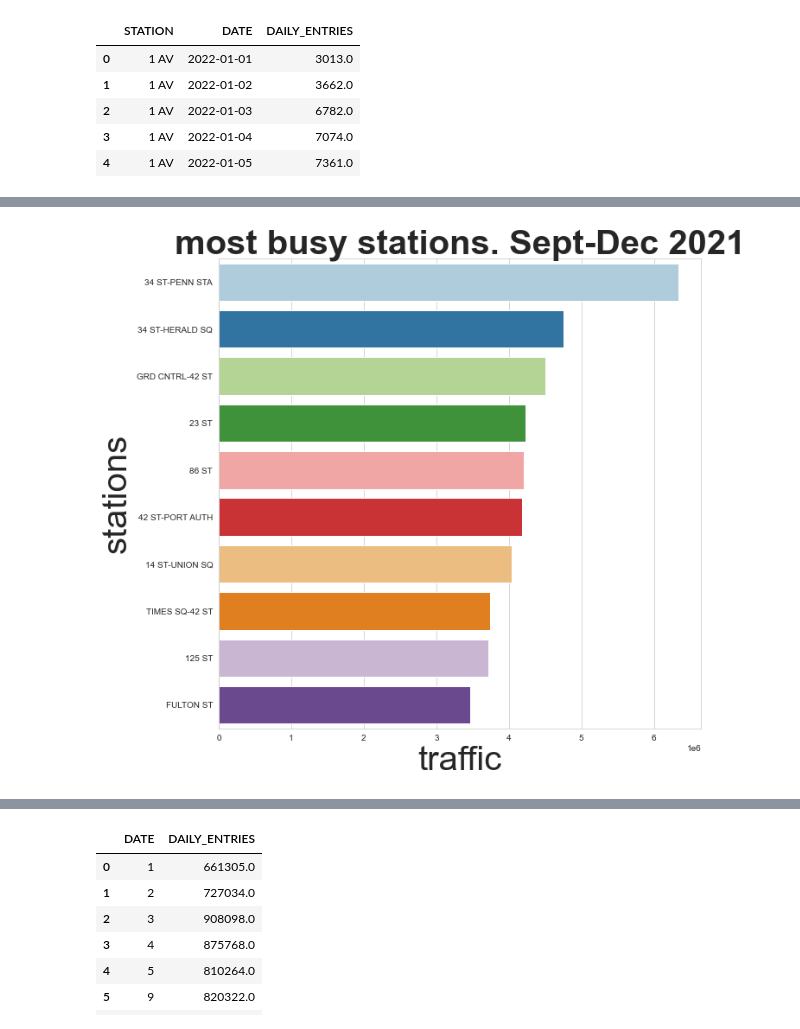
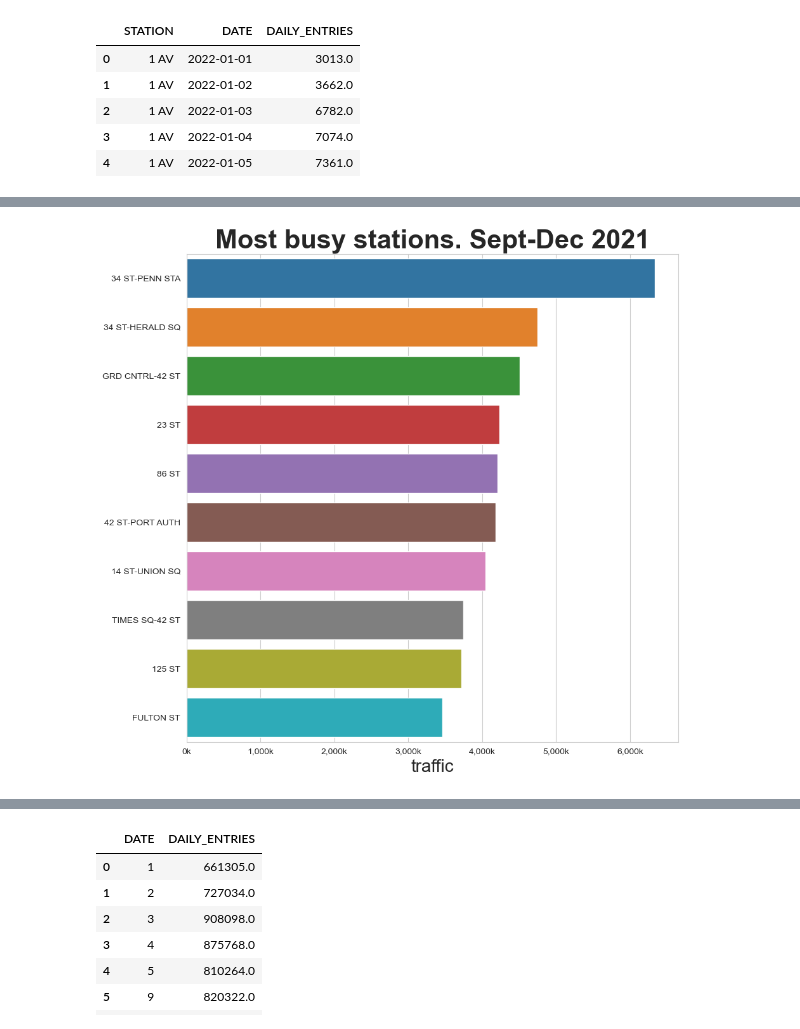
Before and after one commit to Krystkowiakk/Top-10-Stations-for-MTA-Advertising, a Jupyter notebook: METIS_Krystkowiak_Krystian_Project_1_EDA.ipynb, the cells around one changed output, grey strips where cells are left out. Drawn from its saved outputs; the diff is of its cells as text; code cells hidden in the pictures.

```diff
--- a/METIS_Krystkowiak_Krystian_Project_1_EDA.ipynb
+++ b/METIS_Krystkowiak_Krystian_Project_1_EDA.ipynb
@@ -218,0 +179,13 @@ plt.savefig('most_busy_stations_Sept_Dec_2019', transparent=True, bbox_inches =
+# %%
+#Identyfying 10 stations with highest number of entries in specified periods
+
+def get_top_10_stations(period_df):
+    return period_df.groupby('STATION').sum()\
+        .sort_values('DAILY_ENTRIES', ascending=False)\
+        .reset_index().head(10)
+
+top_10_stations_2019_sept_dec = get_top_10_stations(station_daily_2019_sept_dec)
+top_10_stations_2021_sept_dec = get_top_10_stations(station_daily_2021_sept_dec)
+top_10_stations_2022_jan_may = get_top_10_stations(station_daily_2022_jan_may)
+
+top_10_stations_2022_jan_may
@@ -219,11 +224,21 @@ plt.savefig('most_busy_stations_Sept_Dec_2019', transparent=True, bbox_inches =
 # %%
+#Creating horizontal bar plots of 10 stations with highest number of entries in specified periods
+
+import matplotlib.ticker as ticker
+
 plt.figure(figsize = [10,10])
 sns.set_style("whitegrid")
-sns.barplot(x = 'DAILY_ENTRIES', y = 'STATION', palette="Paired", data = top_10_stations_2021_sept_dec)
-plt.title('most busy stations. Sept-Dec 2021', weight='bold', fontsize = 40)
-plt.ylabel('stations', fontsize = 40)
-plt.xlabel('traffic', fontsize = 40);
+
+sns.barplot(x = 'DAILY_ENTRIES', y = 'STATION', data = top_10_stations_2021_sept_dec)
+
+plt.title('Most busy stations. Sept-Dec 2021', weight='bold', fontsize = 30)
+plt.ylabel('')
+plt.xlabel('traffic', fontsize = 20)
+
+# Setting x-axis tick labels to be in thousands
+plt.gca().xaxis.set_major_formatter(ticker.FuncFormatter(lambda x, pos: '{:,.0f}k'.format(x/1000)))
+
 plt.savefig('most_busy_stations_Sept_Dec_2021', transparent=True, bbox_inches = 'tight')
 # %% [output]
-[figure, old version]
+[figure, new version]
 # %%
```
Also changed, not shown: parts of 12 cells of this notebook.
